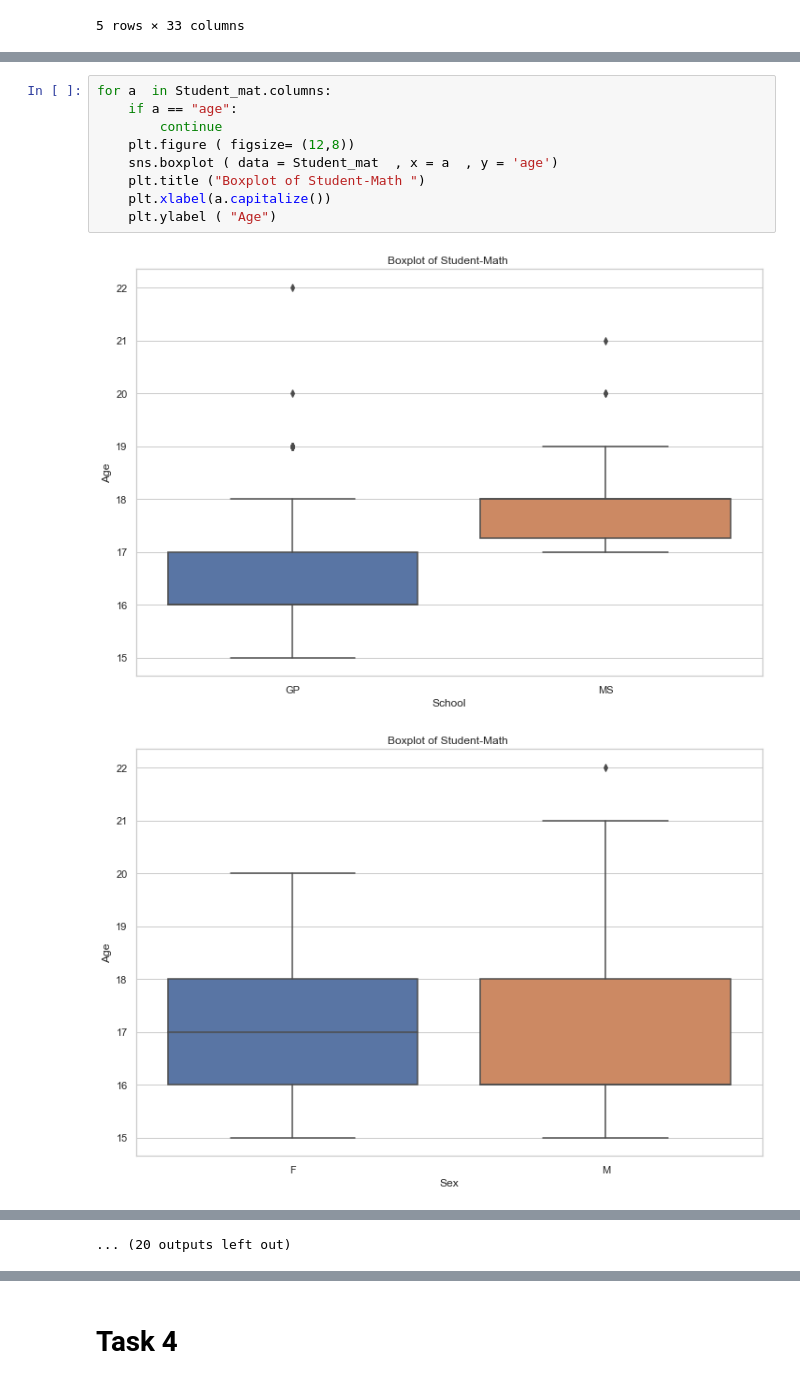
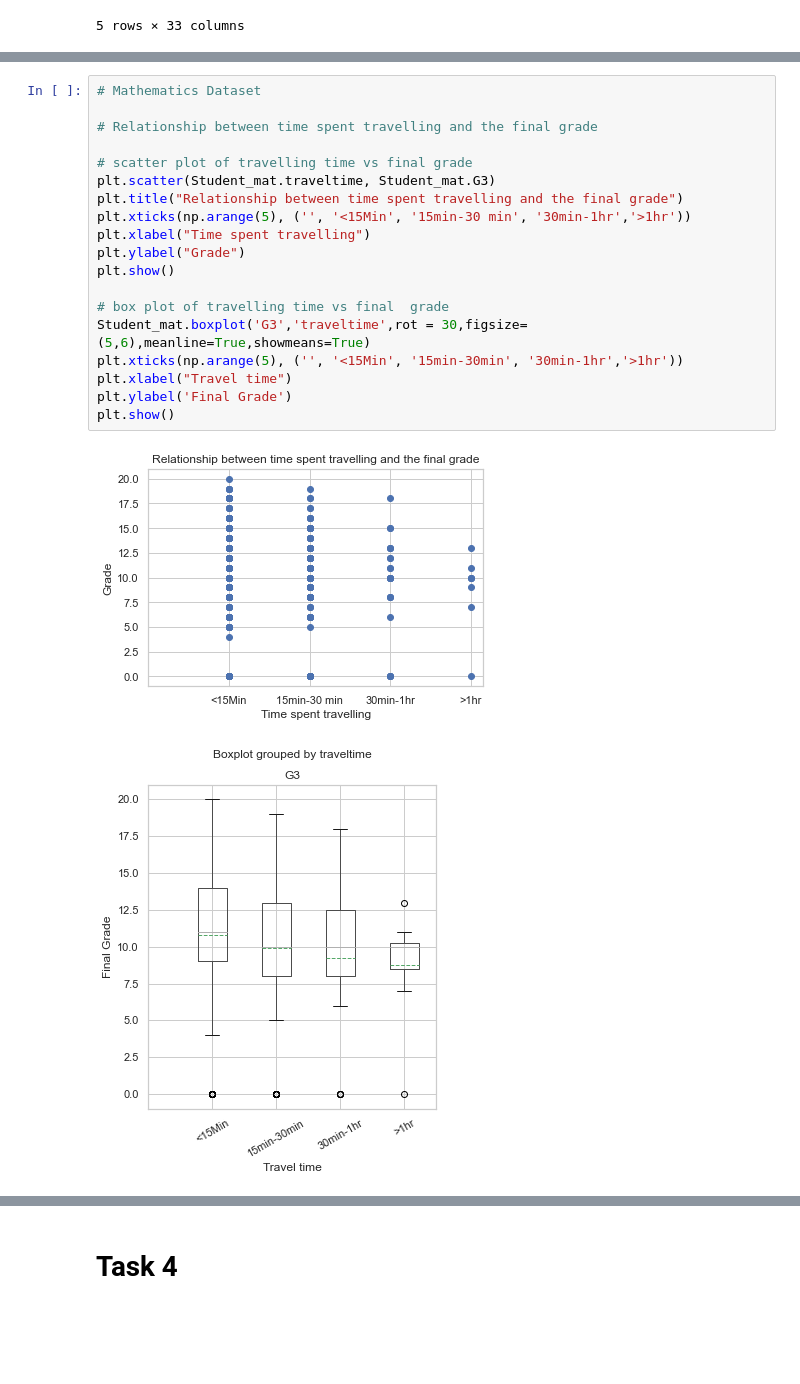
Before and after one commit to minhduckan123/bai2, a Jupyter notebook: Comp-615-Assignment_edit2.ipynb, the cells around one changed output, grey strips where cells are left out. Cells and saved outputs as stored; diff of their text form; blank space fills up the shorter version.

```diff
--- a/Comp-615-Assignment_edit2.ipynb
+++ b/Comp-615-Assignment_edit2.ipynb
@@ -98,12 +126,22 @@ Student_mat.head()
 # %%
-for a  in Student_mat.columns:
-    if a == "age":
-        continue
-    plt.figure ( figsize= (12,8))
-    sns.boxplot ( data = Student_mat  , x = a  , y = 'age')
-    plt.title ("Boxplot of Student-Math ")
-    plt.xlabel(a.capitalize())
-    plt.ylabel ( "Age")
+# Mathematics Dataset
+
+# Relationship between time spent travelling and the final grade
+
+# scatter plot of travelling time vs final grade
+plt.scatter(Student_mat.traveltime, Student_mat.G3)
+plt.title("Relationship between time spent travelling and the final grade")
+plt.xticks(np.arange(5), ('', '<15Min', '15min-30 min', '30min-1hr','>1hr'))
+plt.xlabel("Time spent travelling")
+plt.ylabel("Grade")
+plt.show()
+
+# box plot of travelling time vs final  grade
+Student_mat.boxplot('G3','traveltime',rot = 30,figsize=(5,6),meanline=True,showmeans=True)
+plt.xticks(np.arange(5), ('', '<15Min', '15min-30min', '30min-1hr','>1hr'))
+plt.xlabel("Travel time")
+plt.ylabel('Final Grade')
+plt.show()
 # %% [output]
-[figure, old version]
+[figure, new version]
-[figure, old version]
+[figure, new version]
@@ -120,2 +148 @@ for a  in Student_mat.columns:
-... (20 outputs left out)
 # %% [markdown]
```
Also changed, not shown: parts of 90 cells of this notebook.
